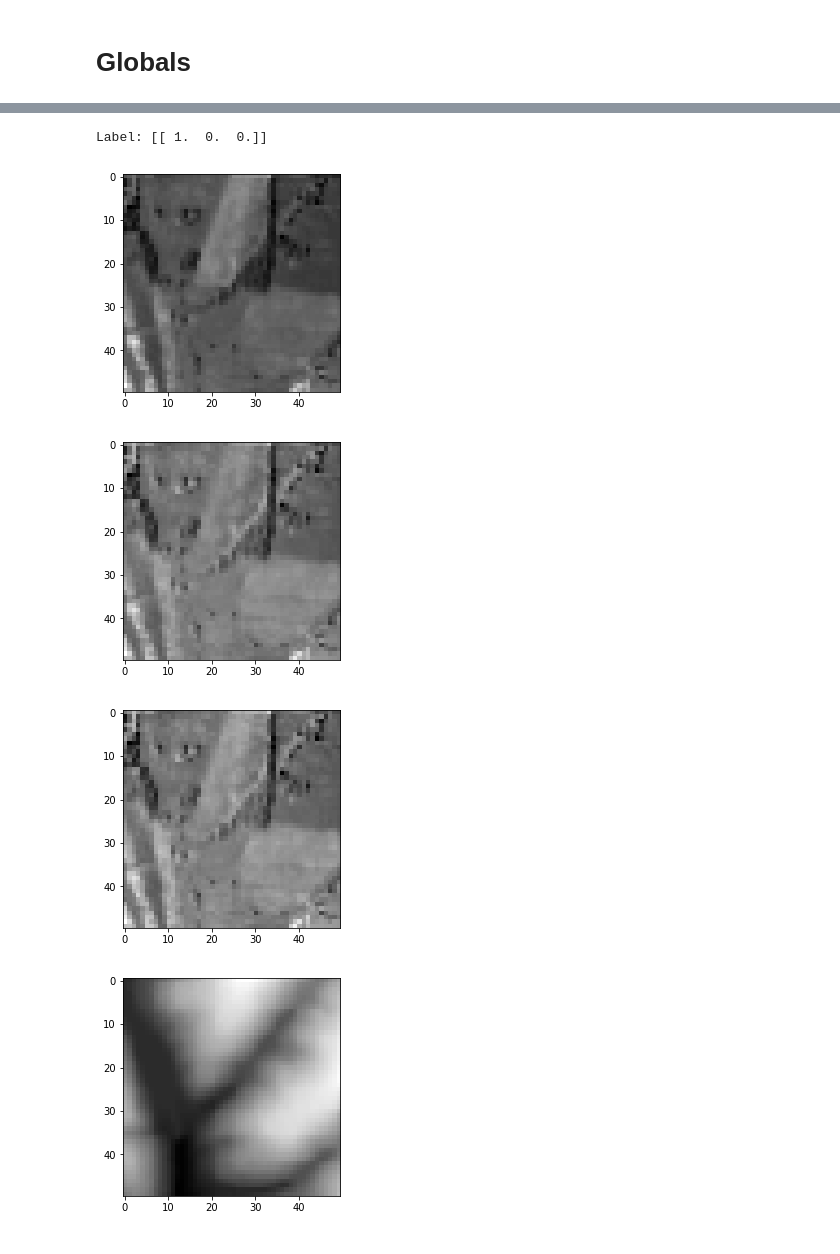
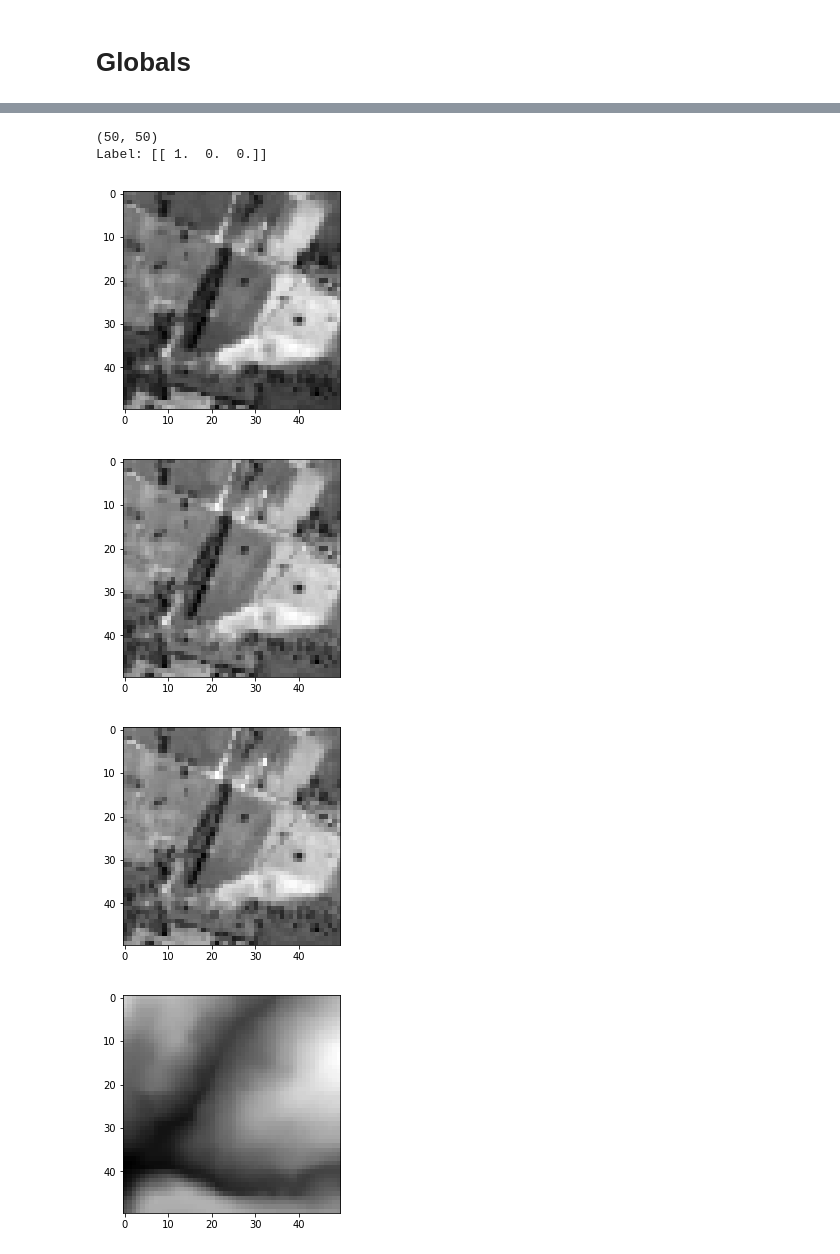
Before and after one commit to jldowns/google_earth_engine_notebook, a Jupyter notebook: notebook/Experiment ML All-in-one.ipynb, the cells around one changed output, grey strips where cells are left out. Cells and saved outputs as stored; diff of their text form; code cells hidden in the pictures.

```diff
--- a/notebook/Experiment ML All-in-one.ipynb
+++ b/notebook/Experiment ML All-in-one.ipynb
@@ -33,4 +41,4 @@ cpp
 # %%
 DATA_DIR="data/experiment"
 TEST_PROTO_FILENAME = os.path.join(DATA_DIR,"multi_spectrum_test.tfrecords")
-TRAINING_PROTO_FILENAME = os.path.join(DATA_DIR,"multi_spectrum_train.tfrecords")
+TRAIN_PROTO_FILENAME = os.path.join(DATA_DIR,"multi_spectrum_train.tfrecords")
@@ -89,24 +107,35 @@ batch_size = tf.placeholder(dtype=tf.int32, name="batch_size")
 # Load the correct training/test data
 #
 
-R_batch, G_batch, B_batch, elevation_batch, nightlight_batch, labels_batch = get_batch(TRAIN_PROTO_FILENAME, batch_size)
+# Define variables for both the traning and test batches. We will only use one of them per iteration, though.
+R_train_batch, G_train_batch, B_train_batch, elevation_train_batch, nightlight_train_batch, labels_train_batch = get_batch(TRAIN_PROTO_FILENAME, batch_size)
+R_test_batch, G_test_batch, B_test_batch, elevation_test_batch, nightlight_test_batch, labels_test_batch = get_batch(TRAIN_PROTO_FILENAME, batch_size)
+
+# Use a conditional tensor to select between using the test and training data
+R_batch, G_batch, B_batch, elevation_batch, nightlight_batch, labels_batch = tf.cond(training,
+                         lambda: (R_train_batch, G_train_batch, B_train_batch, elevation_train_batch, nightlight_train_batch, labels_train_batch), # training==True
+                         lambda: (R_test_batch,  G_test_batch,  B_test_batch,  elevation_test_batch,  nightlight_test_batch,  labels_test_batch)# training==False
+                        )
+
+
 
 #
 # Model
 #
 
+# Here's where we stack the channels to create a 50x50x5 pixel example batch.
 x = tf.stack(values=[R_batch, G_batch, B_batch, elevation_batch, nightlight_batch],
              axis=2)
 y_ = labels_batch
 
-
+# Batch Normalization
 input_norm = tf.contrib.layers.batch_norm(x,
                                   center=True, scale=True,
                                   is_training=training)
 
 
 
-# # Ensure our images are the correct shape
+# Resize the data from 2500 element vectors to 2D images.
 input_layer = tf.reshape(input_norm, [-1, 50, 50, 5])
 
 
@@ -176,44 +205,53 @@ loss = tf.losses.softmax_cross_entropy(
     onehot_labels=y_, # ground truth
     logits=y) # network output
 
+
+#
+# Accuracy Output; helpful for observing performance
+#
+
 correct_prediction = tf.equal(tf.argmax(y,1), tf.argmax(y_,1))
 model_accuracy = tf.reduce_mean(tf.cast(correct_prediction, tf.float32))
-
-y_softmax = tf.nn.softmax(y)
 # %%
 #
 # Before we get started, let's make sure our network is loading the images correctly.
 #
 
 
 # Initialize tensorflow
+coord = tf.train.Coordinator()
 sess = tf.InteractiveSession()
 sess.run(tf.global_variables_initializer())
 
 # start the data reader tensors
-tf.train.start_queue_runners(sess=sess)
+runner_threads = tf.train.start_queue_runners(sess=sess, coord=coord)
 
-R,G,B,E,N,L = sess.run( fetches = [R_batch, G_batch, B_batch, elevation_batch, nightlight_batch, labels_batch],
+X, L = sess.run( fetches = [input_layer, labels_batch],
                                  feed_dict={training: False, batch_size:1})
+R = X[0, :,:,0]
+G = X[0, :,:,1]
+B = X[0, :,:,2]
+E = X[0, :,:,3]
+N = X[0, :,:,4]
 
-R = R.reshape((50,50))
-G = G.reshape((50,50))
-B = B.reshape((50,50))
-E = E.reshape((50,50))
-N = N.reshape((50,50))
+print R.shape
 
 print "Label:", L
 plt.imshow(R, cmap='gray'); plt.show()
 plt.imshow(G, cmap='gray'); plt.show()
 plt.imshow(B, cmap='gray'); plt.show()
 plt.imshow(E, cmap='gray'); plt.show()
 plt.imshow(N, cmap='gray'); plt.show()
 
 
+# Gracefully shut down the neural network
+coord.request_stop()
+coord.join(runner_threads)
 sess.close()
 # %% [output]
+(50, 50)
 Label: [[ 1.  0.  0.]]
-[figure, old version]
+[figure, new version]
-[figure, old version]
+[figure, new version]
-[figure, old version]
+[figure, new version]
-[figure, old version]
+[figure, new version]
```
Also changed, not shown: parts of 6 cells of this notebook, 6 other files.
